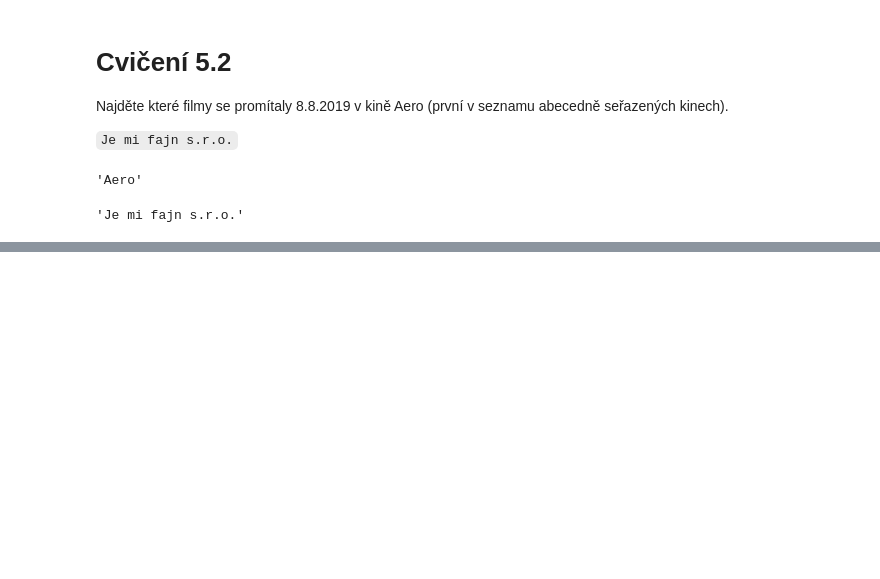
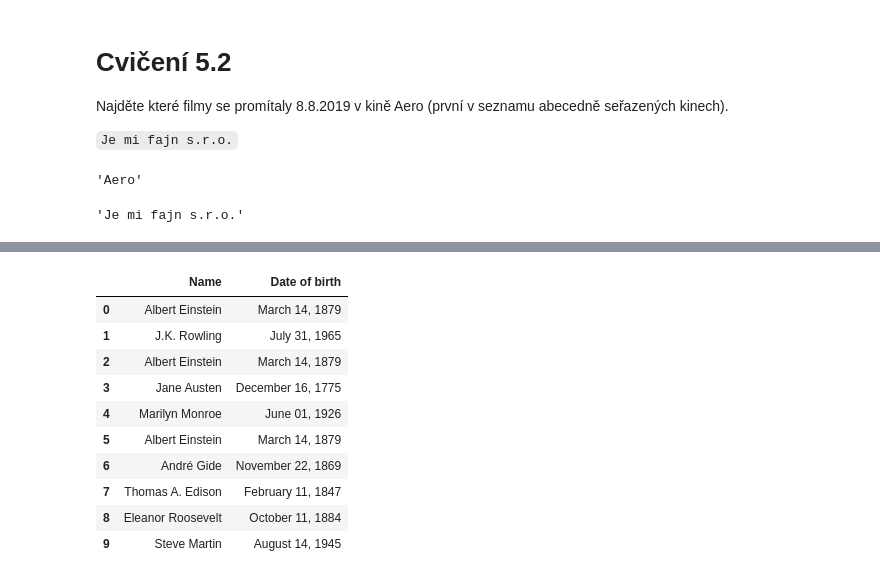
Before and after one commit to sedlakovi/webscraping, a Jupyter notebook: misc.ipynb, the cells around one changed output, grey strips where cells are left out. Saved outputs shown, nothing was run; the diff lists cells and outputs as text; code cells hidden in the pictures; blank space fills up the shorter version.

```diff
--- a/misc.ipynb
+++ b/misc.ipynb
@@ -115,0 +122,6 @@ program.select_one('.program-table .name').text
+# %%
+url = 'http://quotes.toscrape.com'
+r = requests.get(url)
+soup = BeautifulSoup(r.text, 'html.parser')
+author_links = soup.select('a[href*="author"]', href=True)
+author_links
@@ -115,0 +139,22 @@ program.select_one('.program-table .name').text
+# %%
+authors = [['Name', 'Date of birth']]
+for author in author_links:
+    url = 'http://quotes.toscrape.com{}'.format(author['href'])
+    r = requests.get(url)
+    soup = BeautifulSoup(r.text, 'html.parser')
+    authors.append([
+        soup.select_one('.author-title').text, soup.select_one('.author-born-date').text
+    ])
+pd.DataFrame(authors[1:], columns=authors[0])
+# %% [output]
+|  | Name | Date of birth |
+| 0 | Albert Einstein | March 14, 1879 |
+| 1 | J.K. Rowling | July 31, 1965 |
+| 2 | Albert Einstein | March 14, 1879 |
+| 3 | Jane Austen | December 16, 1775 |
+| 4 | Marilyn Monroe | June 01, 1926 |
+| 5 | Albert Einstein | March 14, 1879 |
+| 6 | André Gide | November 22, 1869 |
+| 7 | Thomas A. Edison | February 11, 1847 |
+| 8 | Eleanor Roosevelt | October 11, 1884 |
+| 9 | Steve Martin | August 14, 1945 |
```
Also changed, not shown: parts of 4 cells of this notebook, 2 other files.
